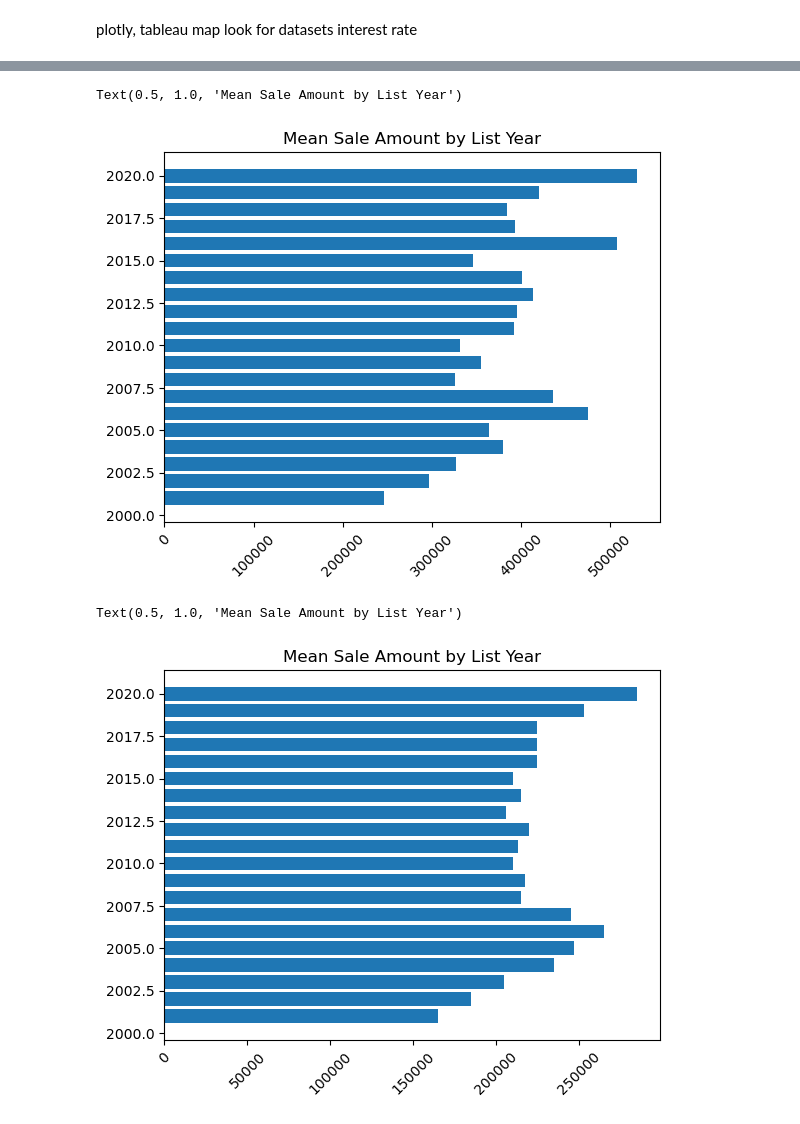
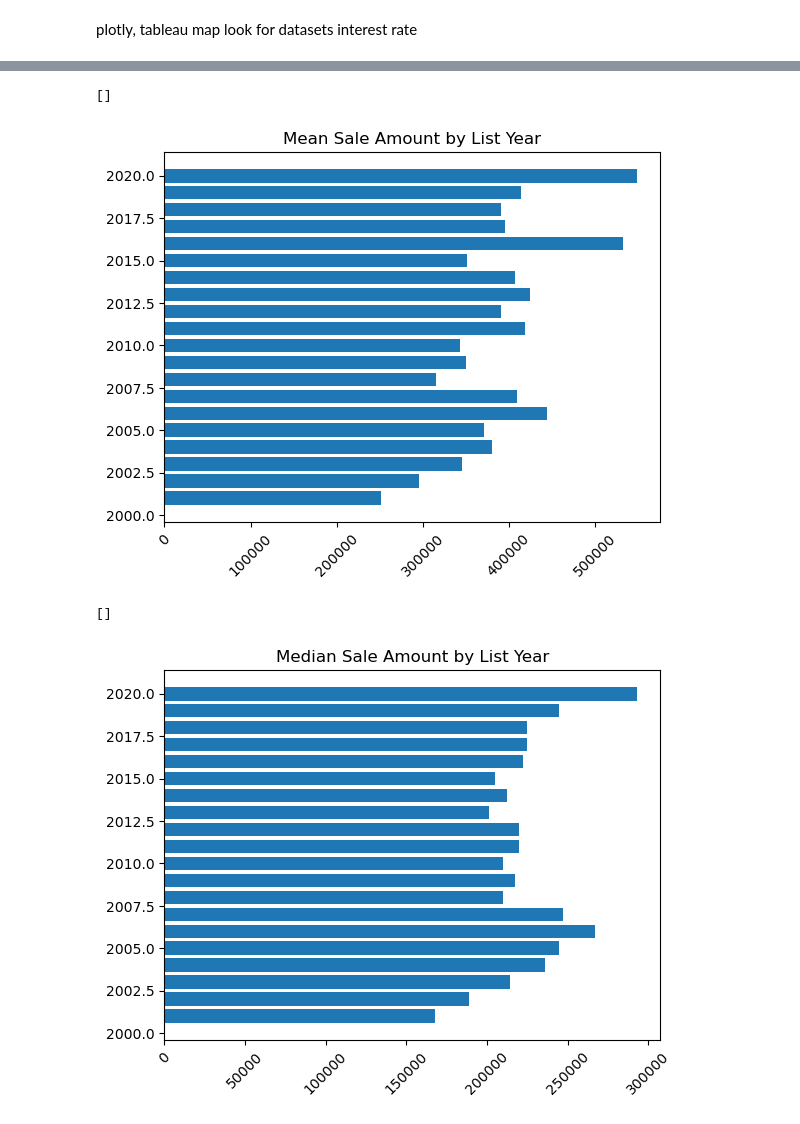
Before and after one commit to haesun-jung/capstone, a Jupyter notebook: EDA/EDA.ipynb, the cells around one changed output, grey strips where cells are left out. Cells and saved outputs as stored; diff of their text form; code cells hidden in the pictures.

```diff
--- a/EDA/EDA.ipynb
+++ b/EDA/EDA.ipynb
@@ -43,2 +25,5 @@ real_estate=pd.read_csv('../Datasets/Real_Estate_Sales_2001-2020_GL.csv')
+# %%
+cleaned_real_estate=pd.read_csv('../Datasets/cleaned_real_estate.csv')
+cleaned_real_estate = cleaned_real_estate.reset_index(drop=True)
 # %% [markdown]
 To get the basic idea about the dataset, 10 rows are called:
@@ -55,0 +44,3 @@ Findings:
+# %%
+cleaned_real_estate = cleaned_real_estate.drop(cleaned_real_estate.columns[0], axis=1)
+cleaned_real_estate
@@ -144,4 +108,4 @@ Findings:
 # %%
 #Change data type
-real_estate['Date Recorded'] = pd.to_datetime(real_estate['Date Recorded'])
+cleaned_real_estate['Date Recorded'] = pd.to_datetime(cleaned_real_estate['Date Recorded'])
 # %%
@@ -275,14 +258,18 @@ Text(0.5, 1.0, 'Mean Sale Amount by Property Type')
 # %%
-plt.barh(real_estate.groupby('List Year').mean()['Sale Amount'].index, real_estate.groupby('List Year').mean()["Sale Amount"])
+plt.figure()
+plt.barh(cleaned_real_estate.groupby('List Year').mean()['Sale Amount'].index, cleaned_real_estate.groupby('List Year').mean()["Sale Amount"])
 plt.xticks(rotation=45)
 plt.title('Mean Sale Amount by List Year')
+plt.plot()
 # %% [output]
-Text(0.5, 1.0, 'Mean Sale Amount by List Year')
+[]
-[figure, old version]
+[figure, new version]
 # %%
-plt.barh(real_estate.groupby('List Year').median()['Sale Amount'].index, real_estate.groupby('List Year').median()["Sale Amount"])
+plt.figure()
+plt.barh(cleaned_real_estate.groupby('List Year').median()['Sale Amount'].index, cleaned_real_estate.groupby('List Year').median()["Sale Amount"])
 plt.xticks(rotation=45)
-plt.title('Meddian Sale Amount by List Year')
+plt.title('Median Sale Amount by List Year')
+plt.plot()
 # %% [output]
-Text(0.5, 1.0, 'Mean Sale Amount by List Year')
+[]
-[figure, old version]
+[figure, new version]
```
Also changed, not shown: parts of 36 cells of this notebook, 12 other files.
